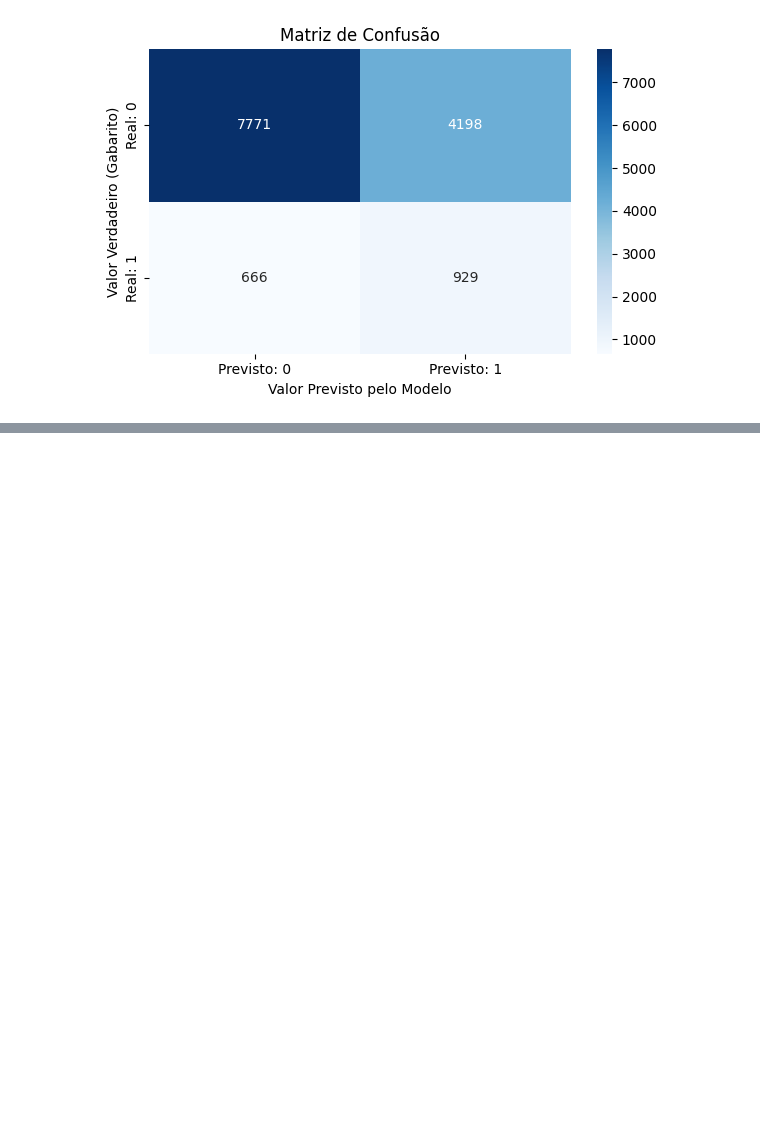
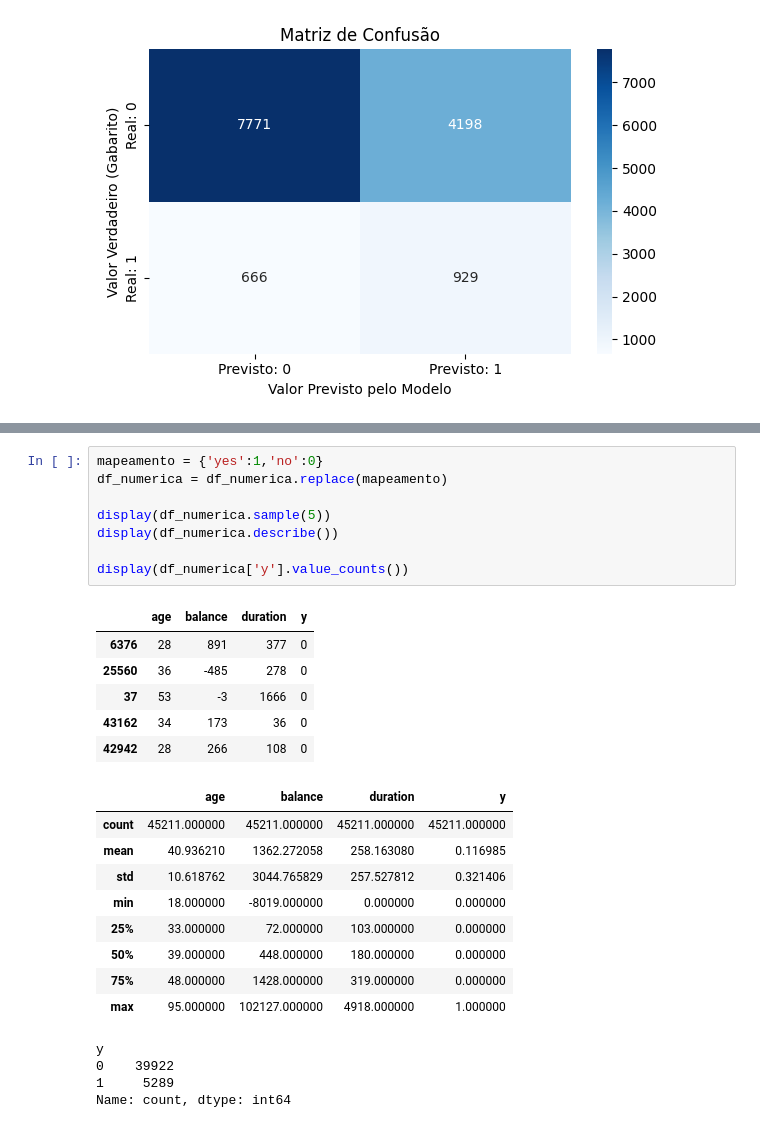
Before and after one commit to andrefsr/Estudos-em-Inteligencia-Artificial, a Jupyter notebook: Lista 1 - Aprendizado Estatístico/Bayes_classificator.ipynb, the cells around one changed output, grey strips where cells are left out. Saved outputs shown, nothing was run; the diff lists cells and outputs as text; blank space fills up the shorter version.

```diff
--- a/Lista 1 - Aprendizado Estatístico/Bayes_classificator.ipynb
+++ b/Lista 1 - Aprendizado Estatístico/Bayes_classificator.ipynb
@@ -68,0 +97,28 @@ Isto é, o fato de que a pessoa está devendo ou não, ou se ela tem ou não alg
+# %%
+mapeamento = {'yes':1,'no':0}
+df_numerica = df_numerica.replace(mapeamento)
+
+display(df_numerica.sample(5))
+display(df_numerica.describe())
+
+display(df_numerica['y'].value_counts())
+# %% [output]
+|  | age | balance | duration | y |
+| 6376 | 28 | 891 | 377 | 0 |
+| 25560 | 36 | -485 | 278 | 0 |
+| 37 | 53 | -3 | 1666 | 0 |
+| 43162 | 34 | 173 | 36 | 0 |
+| 42942 | 28 | 266 | 108 | 0 |
+|  | age | balance | duration | y |
+| count | 45211.000000 | 45211.000000 | 45211.000000 | 45211.000000 |
+| mean | 40.936210 | 1362.272058 | 258.163080 | 0.116985 |
+| std | 10.618762 | 3044.765829 | 257.527812 | 0.321406 |
+| min | 18.000000 | -8019.000000 | 0.000000 | 0.000000 |
+| 25% | 33.000000 | 72.000000 | 103.000000 | 0.000000 |
+| 50% | 39.000000 | 448.000000 | 180.000000 | 0.000000 |
+| 75% | 48.000000 | 1428.000000 | 319.000000 | 0.000000 |
+| max | 95.000000 | 102127.000000 | 4918.000000 | 1.000000 |
+y
+0    39922
+1     5289
+Name: count, dtype: int64
```
Also changed, not shown: parts of 10 cells of this notebook, 2 other files.
